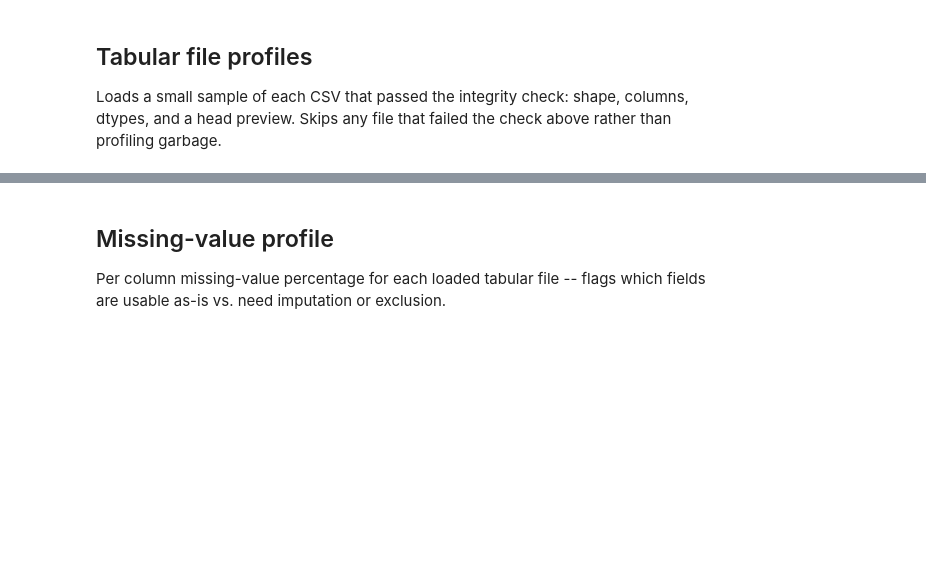
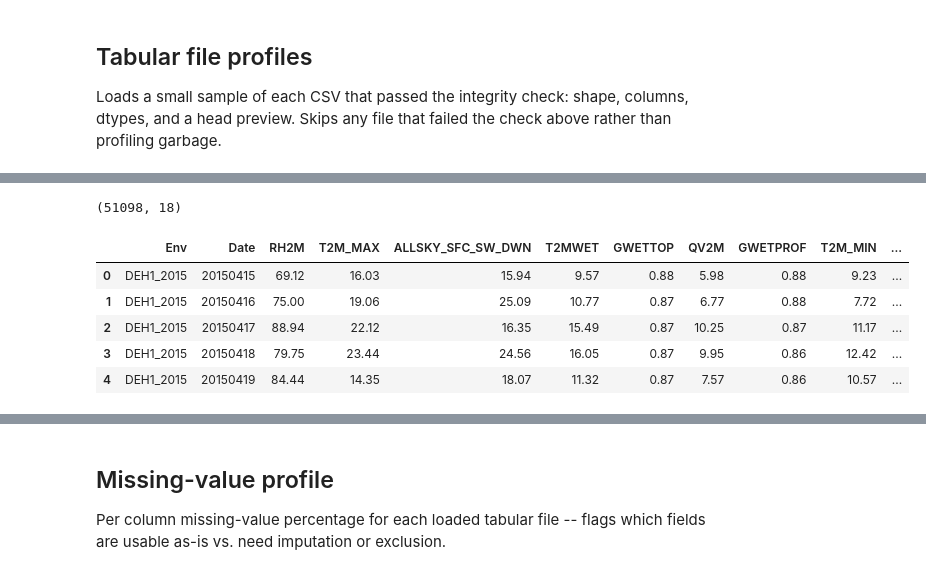
Before and after one commit to fshokor/g2f, a Jupyter notebook: notebooks/00_data_setup_and_exploration.ipynb, the cells around one changed output, grey strips where cells are left out. Cells and saved outputs as stored; diff of their text form; code cells hidden in the pictures; blank space fills up the shorter version.

```diff
--- a/notebooks/00_data_setup_and_exploration.ipynb
+++ b/notebooks/00_data_setup_and_exploration.ipynb
@@ -136,0 +206,11 @@ for key in TABULAR_KEYS:
+# %%
+print(tabular_frames['weather_seasons'].shape)
+tabular_frames['weather_seasons'].head(5)
+# %% [output]
+(51098, 18)
+|  | Env | Date | RH2M | T2M_MAX | ALLSKY_SFC_SW_DWN | T2MWET | GWETTOP | QV2M | GWETPROF | T2M_MIN | ... |
+| 0 | DEH1_2015 | 20150415 | 69.12 | 16.03 | 15.94 | 9.57 | 0.88 | 5.98 | 0.88 | 9.23 | ... |
+| 1 | DEH1_2015 | 20150416 | 75.00 | 19.06 | 25.09 | 10.77 | 0.87 | 6.77 | 0.88 | 7.72 | ... |
+| 2 | DEH1_2015 | 20150417 | 88.94 | 22.12 | 16.35 | 15.49 | 0.87 | 10.25 | 0.87 | 11.17 | ... |
+| 3 | DEH1_2015 | 20150418 | 79.75 | 23.44 | 24.56 | 16.05 | 0.87 | 9.95 | 0.86 | 12.42 | ... |
+| 4 | DEH1_2015 | 20150419 | 84.44 | 14.35 | 18.07 | 11.32 | 0.87 | 7.57 | 0.86 | 10.57 | ... |
```
Also changed, not shown: parts of 17 cells of this notebook, 1 other file.
